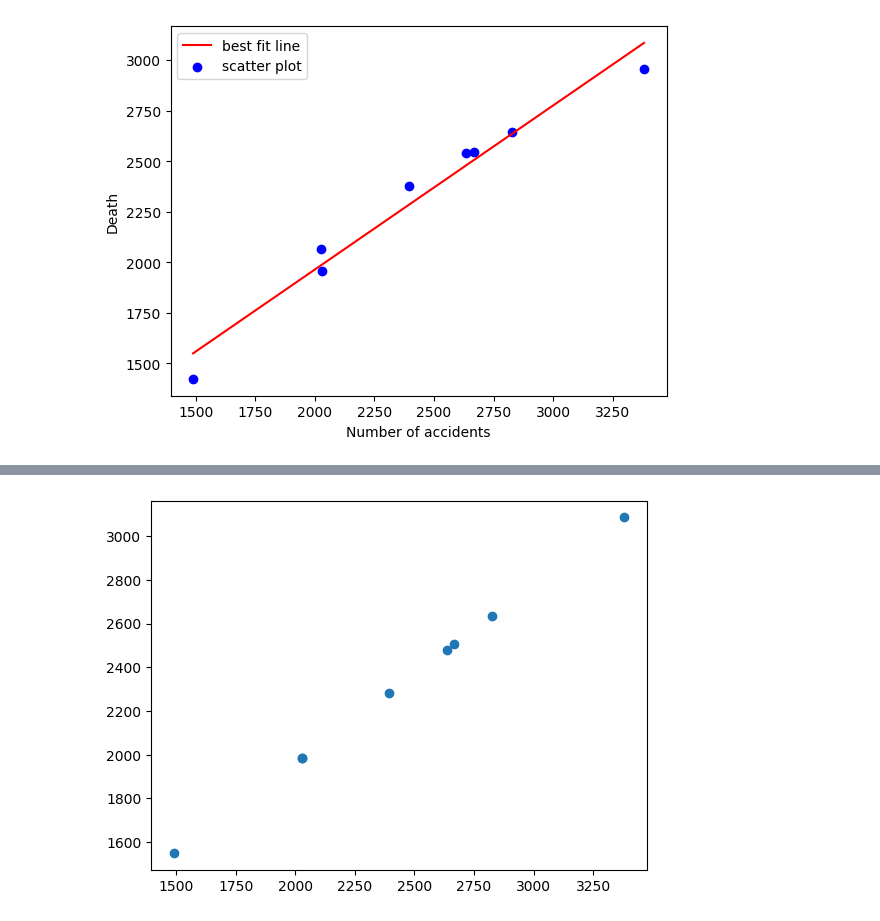
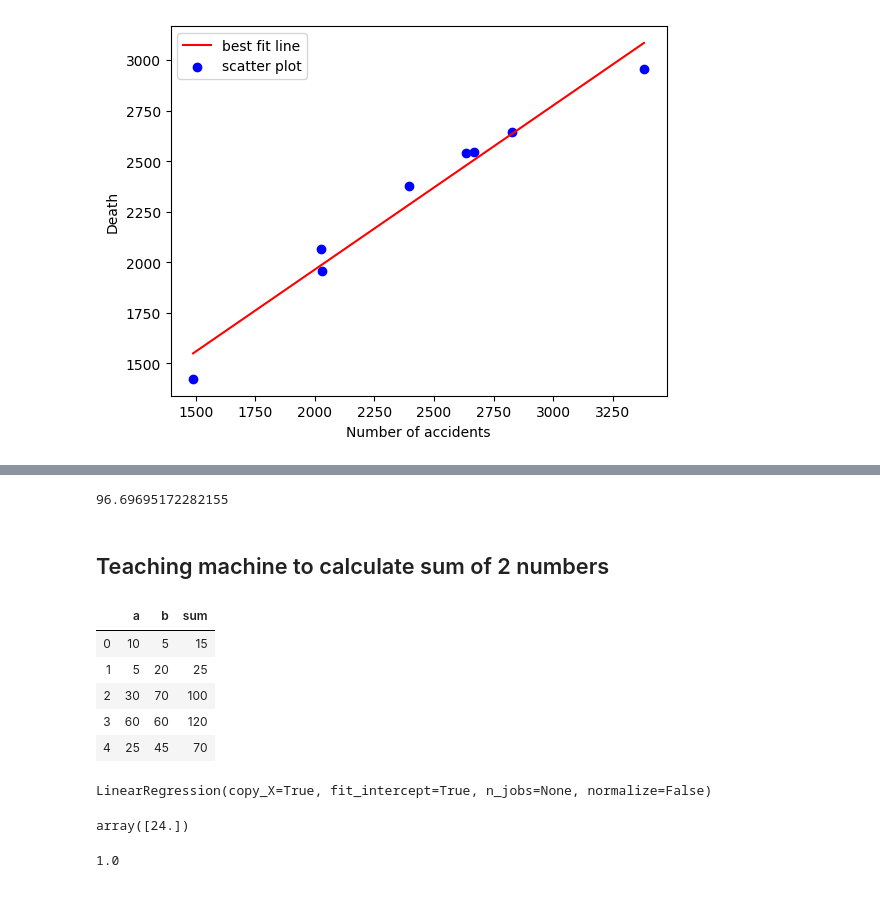
Before and after one commit to ikReza/ML-algorithms, a Jupyter notebook: Linear Regression.ipynb, the cells around one changed output, grey strips where cells are left out. Cells and saved outputs as stored; diff of their text form; code cells hidden in the pictures.

```diff
--- a/Untitled.ipynb
+++ b/Linear Regression.ipynb
@@ -61,5 +50,16 @@ reg.score(X, y)*100
-# %%
-plt.scatter(X, y_pred)
-plt.show()
-# %% [output]
-[figure, removed]
+# %%
+reg.score(X, y)*100
+# %% [output]
+96.69695172282155
+# %% [markdown]
+## Teaching machine to calculate sum of 2 numbers
+# %%
+df2 = pd.read_csv("sum.csv")
+df2
+# %% [output]
+|  | a | b | sum |
+| 0 | 10 | 5 | 15 |
+| 1 | 5 | 20 | 25 |
+| 2 | 30 | 70 | 100 |
+| 3 | 60 | 60 | 120 |
+| 4 | 25 | 45 | 70 |
@@ -65,0 +69,13 @@ plt.show()
+# %%
+reg2 = LinearRegression()
+reg2.fit(features, labels)
+# %% [output]
+LinearRegression(copy_X=True, fit_intercept=True, n_jobs=None, normalize=False)
+# %%
+reg2.predict([[10, 14]])
+# %% [output]
+array([24.])
+# %%
+reg2.score(features, labels)
+# %% [output]
+1.0
```
Also changed, not shown: parts of 3 cells of this notebook, 1 other file.
